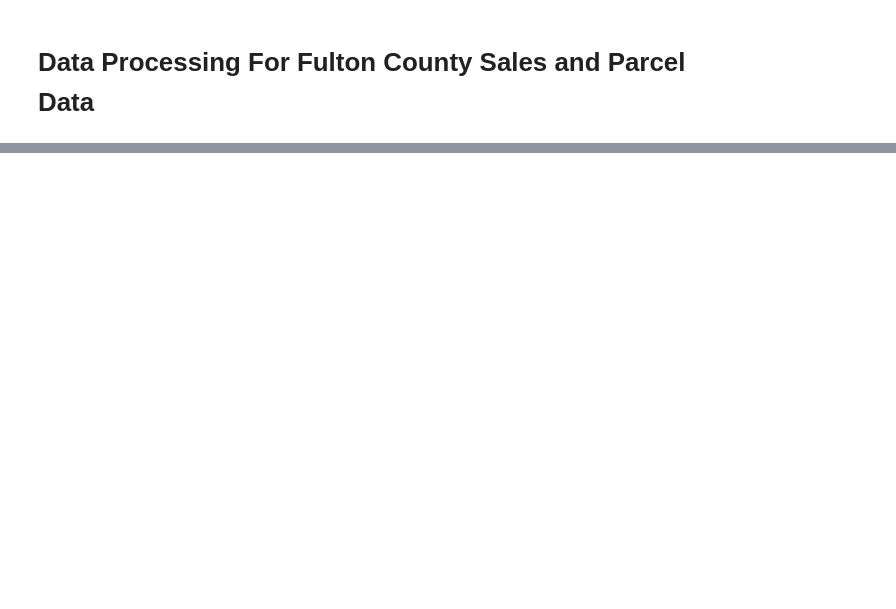
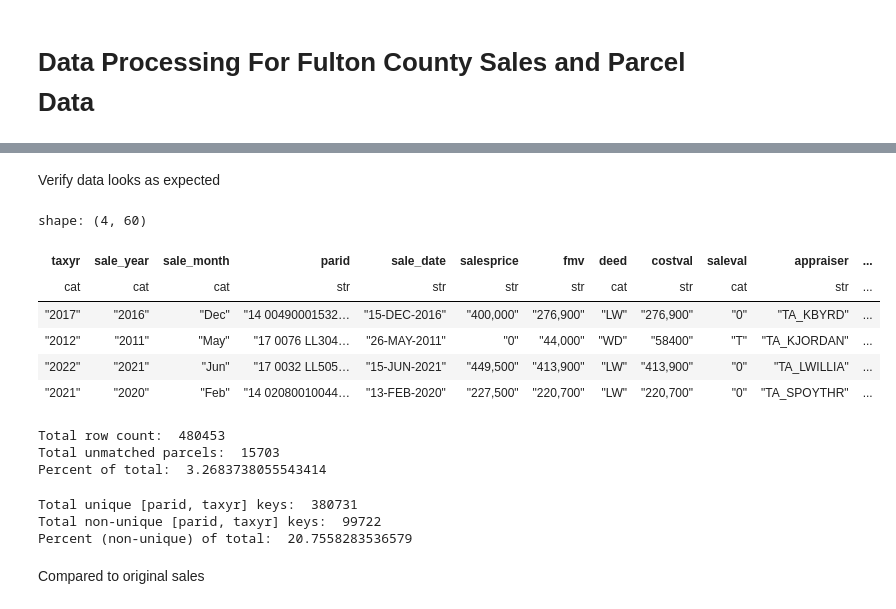
Before and after one commit to Nicholas-Polimeni/FCS, a Jupyter notebook: notebooks/data_processing.ipynb, the cells around one changed output, grey strips where cells are left out. Cells and saved outputs as stored; diff of their text form; code cells hidden in the pictures; blank space fills up the shorter version.

Commit message:
data processing and geocoding improvements

```diff
--- a/notebooks/data_processing.ipynb
+++ b/notebooks/data_processing.ipynb
@@ -314,0 +13,28 @@ Total additional rows generated:  -172407
+# %%
+def read_file(path: str, dtypes: dict, new_names: list = []) -> pl.DataFrame:
+    print("Reading file: ", path)
+    df = pl.DataFrame()
+    columns = [x for x in dtypes.keys()]
+    name_mapping = dict(zip(columns, new_names))
+
+    if path[-4:len(path)] == "xlsx":
+        df = pl.read_excel(path,
+                           xlsx2csv_options= {"ignore_formats": ["date", "float"], "infer_schema_length": 0},
+                           read_csv_options= {"infer_schema_length": 0, "columns": columns, "dtypes": dtypes}
+        )
+    else:
+        df = pl.read_csv(path,
+                         separator= '\t',
+                         columns= columns,
+                         dtypes= dtypes)
+
+    if new_names:
+        df = df.rename(name_mapping)
+
+    return df
+
+def strip_parid(df: pl.DataFrame) -> pl.DataFrame:
+    df = df.with_columns(
+        pl.col('parid').str.replace_all(' ', '').alias('parid_strip')
+    )
+    return df
@@ -314,0 +100,10 @@ Total additional rows generated:  -172407
+# %%
+parcel_files = os.listdir(parcels_path)
+sales_files = os.listdir(sales_path)
+files_by_year = {}
+
+for yr in range(2011, 2023):
+    files_by_year[yr] = [sales_path + file for file in sales_files if str(yr) in file] \
+                    + [parcels_path + file for file in parcel_files if str(yr) in file]
+
+[files_by_year[x] for x in files_by_year][len(files_by_year)-2:]
@@ -314,0 +184,2 @@ Total additional rows generated:  -172407
+# %%
+sales_left_parcel = [merge_year(files[0], files[1:], True) for files in files_by_year.values()]
@@ -314,0 +204,34 @@ Total additional rows generated:  -172407
+# %%
+full_sales_parcel = pl.concat(sales_left_parcel, how='diagonal')
+# %% [markdown]
+Verify data looks as expected
+# %%
+full_sales_parcel.sample(4)
+# %% [output]
+shape: (4, 60)
+| taxyr | sale_year | sale_month | parid | sale_date | salesprice | fmv | deed | costval | saleval | appraiser | ... |
+| cat | cat | cat | str | str | str | str | cat | str | cat | str | ... |
+| "2017" | "2016" | "Dec" | "14 00490001532… | "15-DEC-2016" | "400,000" | "276,900" | "LW" | "276,900" | "0" | "TA_KBYRD" | ... |
+| "2012" | "2011" | "May" | "17 0076 LL304… | "26-MAY-2011" | "0" | "44,000" | "WD" | "58400" | "T" | "TA_KJORDAN" | ... |
+| "2022" | "2021" | "Jun" | "17 0032 LL505… | "15-JUN-2021" | "449,500" | "413,900" | "LW" | "413,900" | "0" | "TA_LWILLIA" | ... |
+| "2021" | "2020" | "Feb" | "14 02080010044… | "13-FEB-2020" | "227,500" | "220,700" | "LW" | "220,700" | "0" | "TA_SPOYTHR" | ... |
+# %%
+unmatched = len(full_sales_parcel.filter(pl.col('parid_right').is_null()))
+print('Total row count: ', len(full_sales_parcel))
+print('Total unmatched parcels: ', unmatched)
+print('Percent of total: ', unmatched / len(full_sales_parcel) * 100)
+# %% [output]
+Total row count:  480453
+Total unmatched parcels:  15703
+Percent of total:  3.2683738055543414
+# %%
+unique_sales = len(full_sales_parcel.select(['parid', 'taxyr']).unique())
+print('Total unique [parid, taxyr] keys: ', unique_sales)
+print('Total non-unique [parid, taxyr] keys: ', len(full_sales_parcel) - unique_sales)
+print('Percent (non-unique) of total: ', (len(full_sales_parcel) - unique_sales) / len(full_sales_parcel) * 100)
+# %% [output]
+Total unique [parid, taxyr] keys:  380731
+Total non-unique [parid, taxyr] keys:  99722
+Percent (non-unique) of total:  20.7558283536579
+# %% [markdown]
+Compared to original sales
```
Also changed, not shown: parts of 49 cells of this notebook, 32 other files.
